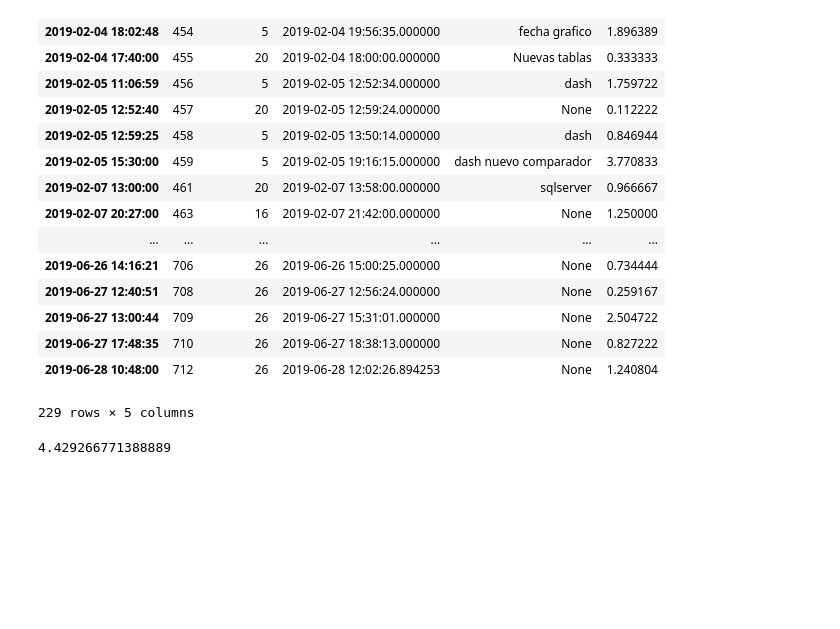
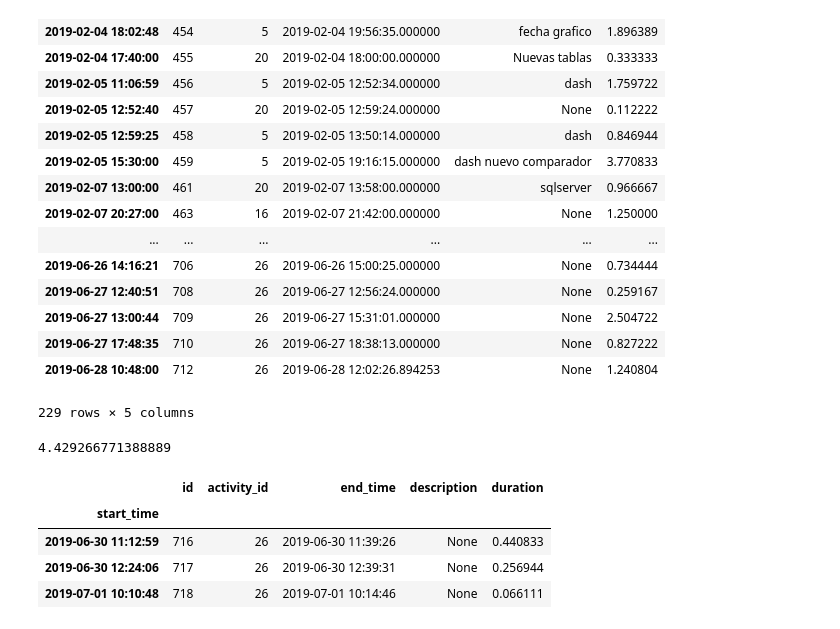
Before and after one commit to slarrain/Utils, a Jupyter notebook: scripts/Hamster_Panel.ipynb, the cells around one changed output. Saved outputs shown, nothing was run; the diff lists cells and outputs as text; code cells hidden in the pictures; blank space fills up the shorter version.

```diff
--- a/scripts/Hamster_Panel.ipynb
+++ b/scripts/Hamster_Panel.ipynb
@@ -304,3 +385,11 @@ hoy = df.set_index("start_time").sort_index().last("1D")
 hoy_horas = hoy.loc[hoy.category_id.isin(base.keys()), :].duration.sum()
 # %% [output]
 4.429266771388889
+# %%
+df2
+# %% [output]
+|  | id | activity_id | end_time | description | duration |
+| start_time |  |  |  |  |  |
+| 2019-06-30 11:12:59 | 716 | 26 | 2019-06-30 11:39:26 | None | 0.440833 |
+| 2019-06-30 12:24:06 | 717 | 26 | 2019-06-30 12:39:31 | None | 0.256944 |
+| 2019-07-01 10:10:48 | 718 | 26 | 2019-07-01 10:14:46 | None | 0.066111 |
```
Also changed, not shown: parts of 8 cells of this notebook, 1 other file.
